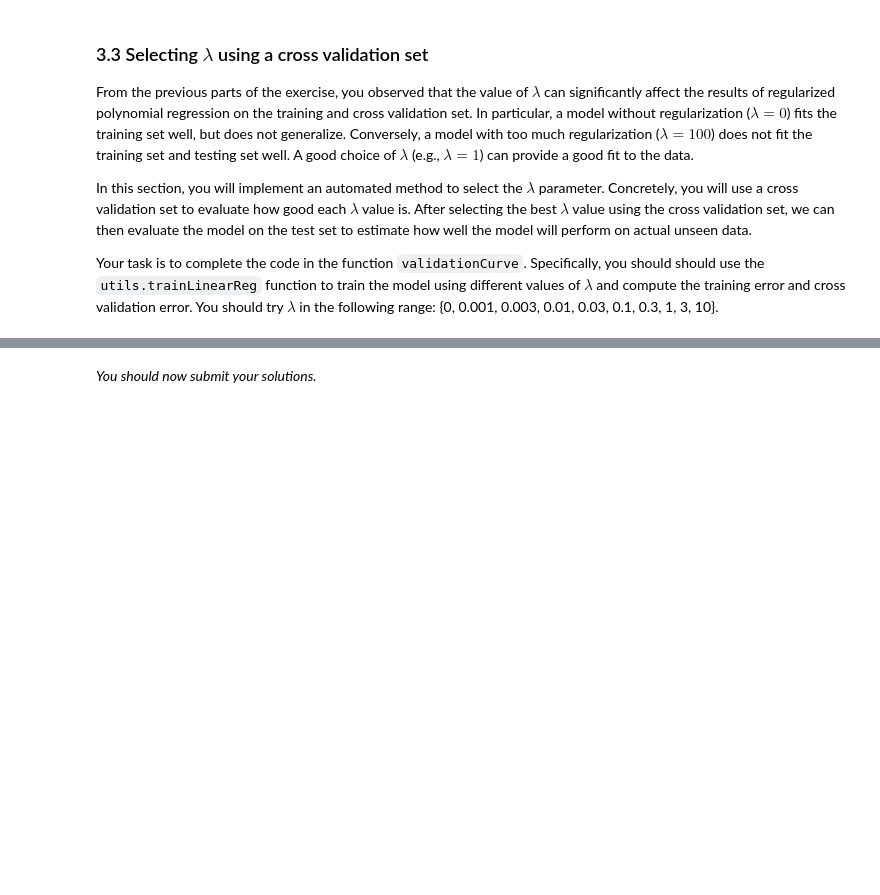
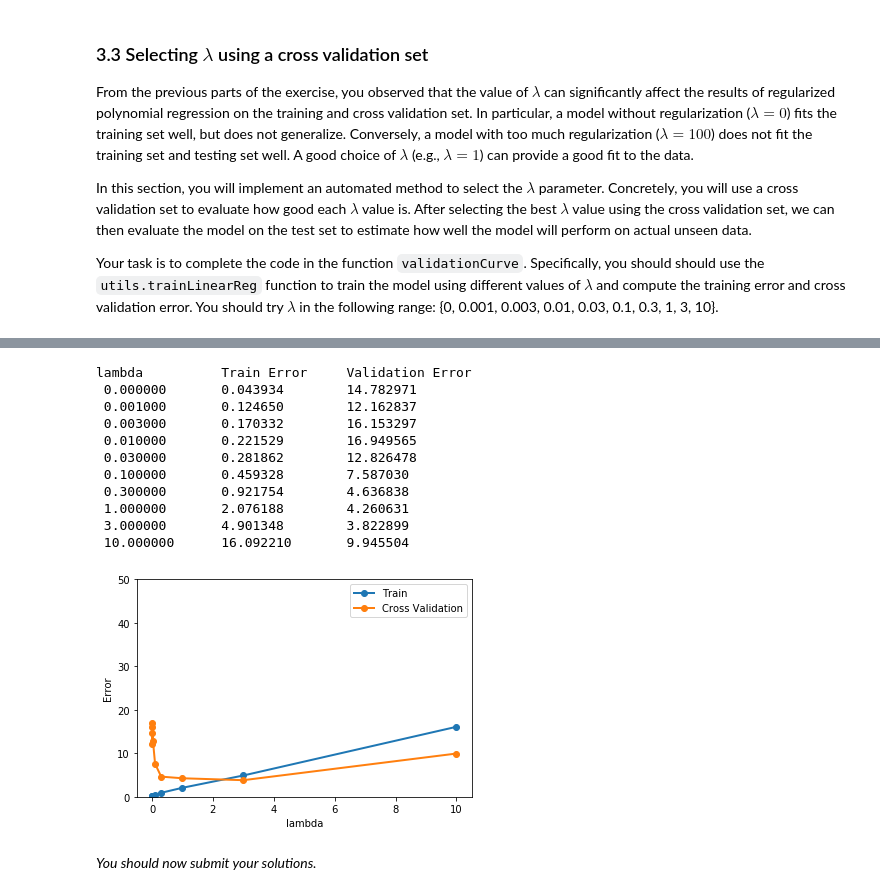
Before and after one commit to paulocpessoa/ml-coursera-python-assignments, a Jupyter notebook: Exercise5/exercise5.ipynb, the cells around one changed output, grey strips where cells are left out. Saved outputs shown, nothing was run; the diff lists cells and outputs as text; code cells hidden in the pictures; blank space fills up the shorter version.

```diff
--- a/Exercise5/exercise5.ipynb
+++ b/Exercise5/exercise5.ipynb
@@ -714,7 +725,14 @@ def validationCurve(X, y, Xval, yval):
     error_val = np.zeros(len(lambda_vec))
 
     # ====================== YOUR CODE HERE ======================
-
+    for i in range(len(lambda_vec)):
+        theta = trainLinearReg(X, y, lambda_vec[i])
+        error_train[i], _ = linearRegCostFunction(X, y, theta, 0)
+        error_val[i], _ = linearRegCostFunction(Xval, yval, theta, 0)
+              # Compute train / val errors when training linear
+              # regression with regularization parameter lambda_
+              # You should store the result in error_train[i]
+              # and error_val[i]
 
 
     # ============================================================
@@ -729,14 +747,27 @@ in the training and validation splits of the dataset, the cross validation error
 # %%
 lambda_vec, error_train, error_val = validationCurve(X_poly, y, X_poly_val, yval)
 
 pyplot.plot(lambda_vec, error_train, '-o', lambda_vec, error_val, '-o', lw=2)
 pyplot.legend(['Train', 'Cross Validation'])
 pyplot.xlabel('lambda')
 pyplot.ylabel('Error')
-
+pyplot.ylim([0,50])
 print('lambda\t\tTrain Error\tValidation Error')
 for i in range(len(lambda_vec)):
     print(' %f\t%f\t%f' % (lambda_vec[i], error_train[i], error_val[i]))
+# %% [output]
+lambda          Train Error     Validation Error
+ 0.000000       0.043934        14.782971
+ 0.001000       0.124650        12.162837
+ 0.003000       0.170332        16.153297
+ 0.010000       0.221529        16.949565
+ 0.030000       0.281862        12.826478
+ 0.100000       0.459328        7.587030
+ 0.300000       0.921754        4.636838
+ 1.000000       2.076188        4.260631
+ 3.000000       4.901348        3.822899
+ 10.000000      16.092210       9.945504
+[figure, added]
 # %% [markdown]
 *You should now submit your solutions.*
 # %%
```
Also changed, not shown: parts of 7 cells of this notebook, 1 other file.
